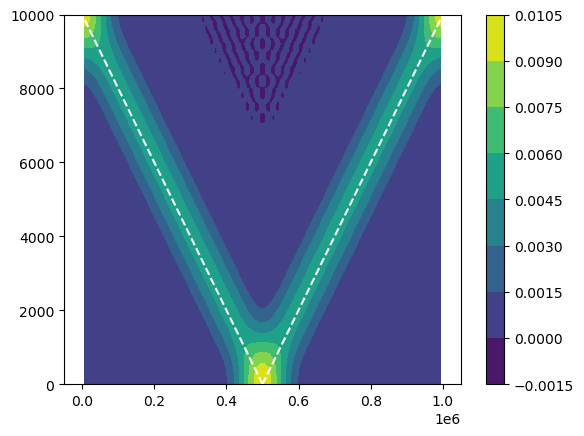
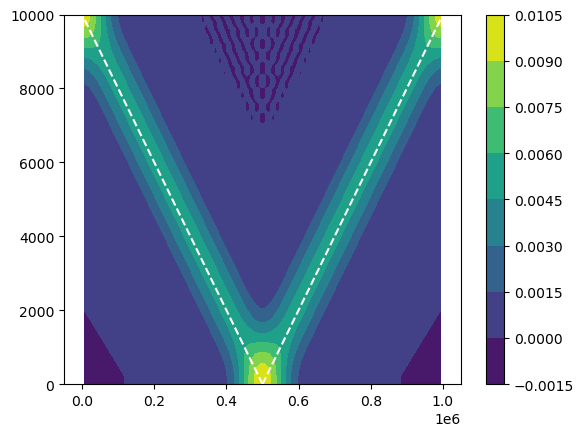
The notebook cell's code change between the first figure and the second:
--- before
+++ after
@@ -10,9 +10,9 @@
           )
 M.perturb_eta(0.01, 50.e3, 500e3) 
-plt.pcolormesh( M.xq/1e3, M.yq/1e3, M.eta ); plt.colorbar();
+plt.pcolormesh( M.xq/1e3, M.yq/1e3, M.eta() ); plt.colorbar();
 
-u,v,eta,time = M.run(200.,1,50);
+u,v,h,time = M.run(200.,1,50);
 plt.figure();
-plt.contourf( M.xh1, time, eta[:,0,:] ); plt.colorbar();
+plt.contourf( M.xh1, time, M.eta(h)[:,0,:] ); plt.colorbar();
 plt.plot( 500e3 + M.cg * time, time, '--w' );
 plt.plot( 500e3 - M.cg * time, time, '--w' );

Commit: Use h as the prognostic state, eta as a diagnostic